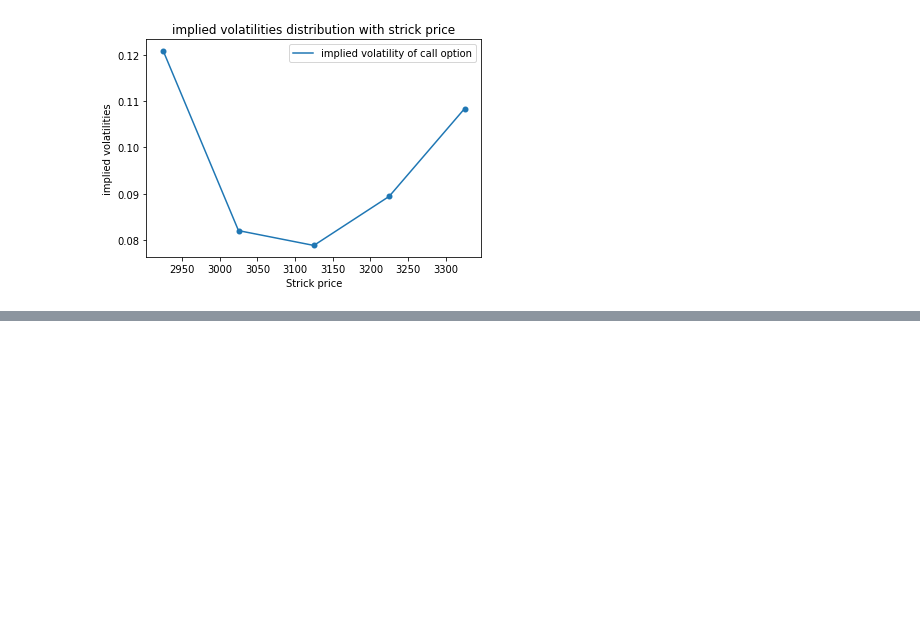
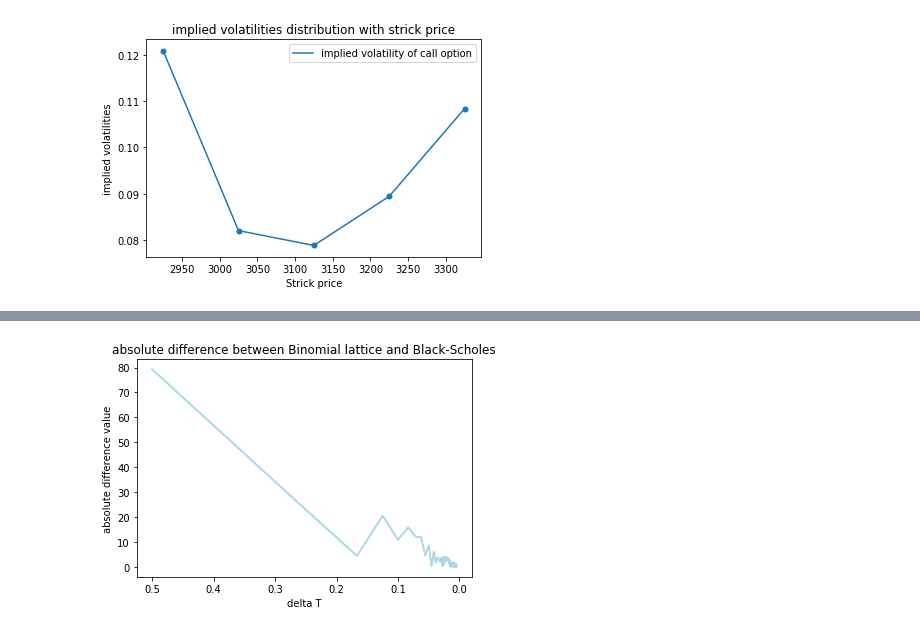
Before and after one commit to Trouble404/Computational-Finance-coursework, a Jupyter notebook: comp6212.ipynb, the cells around one changed output, grey strips where cells are left out. Saved outputs shown, nothing was run; the diff lists cells and outputs as text; code cells hidden in the pictures; blank space fills up the shorter version.

```diff
--- a/comp6212.ipynb
+++ b/comp6212.ipynb
@@ -1177,0 +1212,21 @@ plt.show()
+# %%
+abs_value = abs(blprice-bsprice)
+deltaT = tau/time
+# %%
+f16 = plt.figure(16)
+
+plt.plot(deltaT,abs_value[0],c='lightblue',linewidth=2)
+plt.gca().invert_xaxis()
+#plt.plot(X,P_S, label = "implied volatility of put option")
+#plt.legend(loc='best')
+#plt.grid()
+plt.title('absolute difference between Binomial lattice and Black-Scholes')
+plt.ylabel("absolute difference value")
+plt.xlabel("delta T")
+# plt with same scale
+#plt.ylim(0,0.25)
+#plt.xlim(0.09,0.205)
+plt.savefig("absolute difference between Binomial lattice and Black-Scholes.PNG", dpi = 600)
+plt.show()
+# %% [output]
+[figure, added]
```
Also changed, not shown: parts of 3 cells of this notebook.
